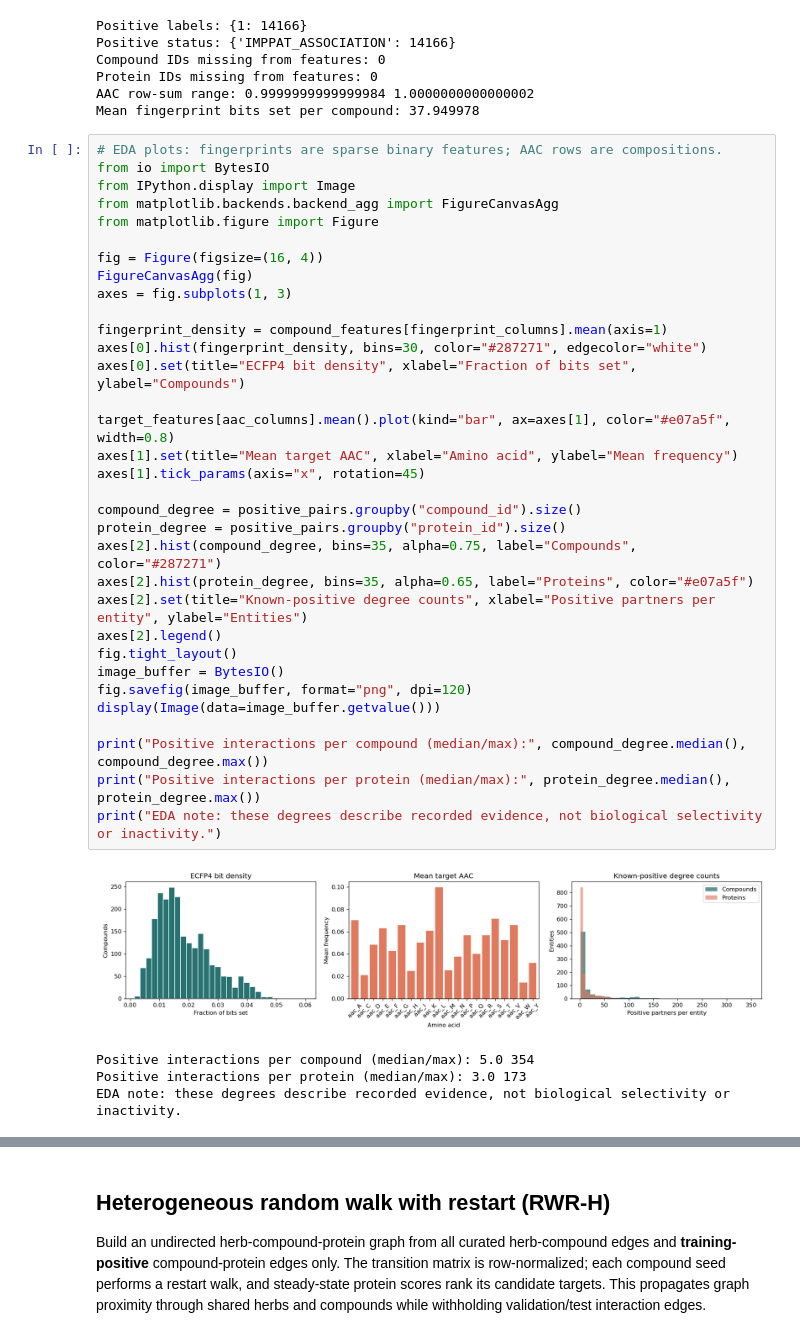
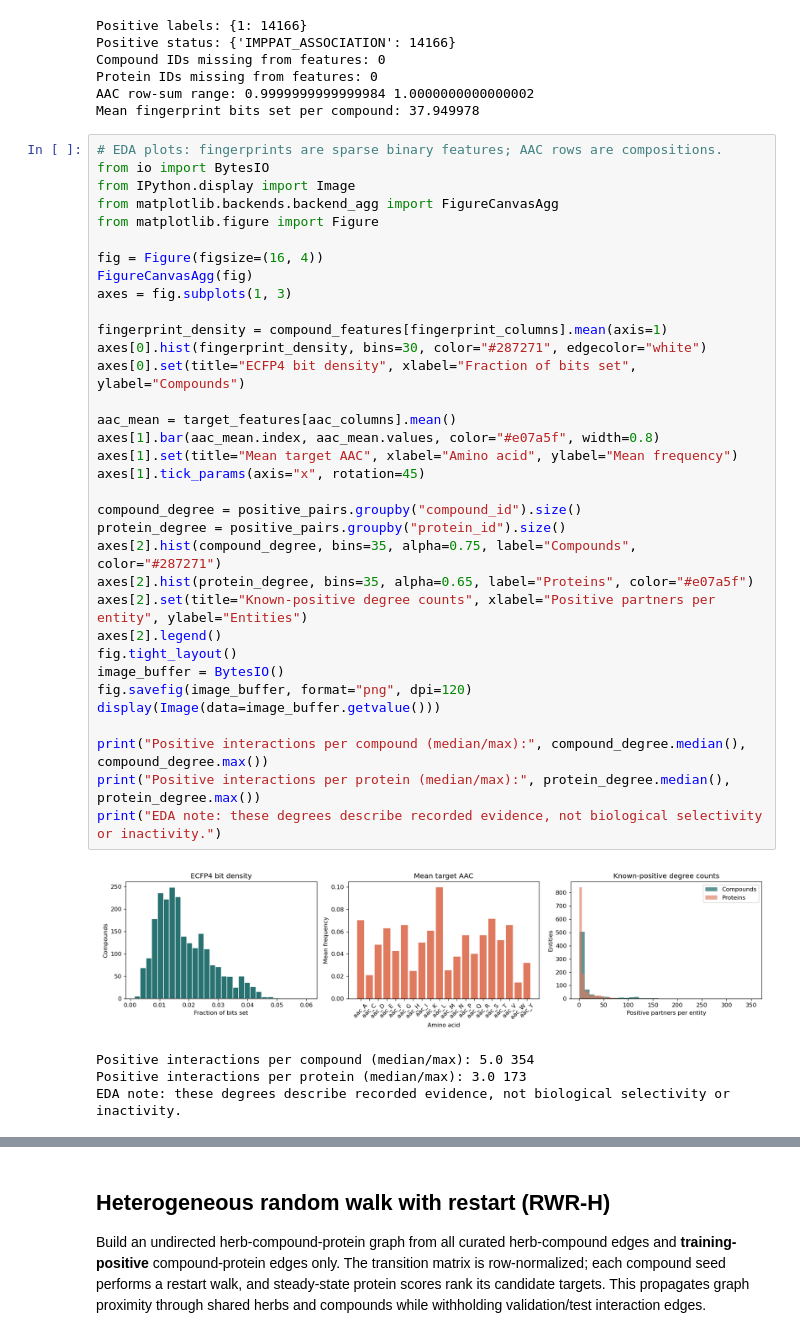
Before and after one commit to Coder-X15/hti-classic-ml-rwr-h, a Jupyter notebook: work.ipynb, the cells around one changed output, grey strips where cells are left out. Saved outputs shown, nothing was run; the diff lists cells and outputs as text.

```diff
--- a/work.ipynb
+++ b/work.ipynb
@@ -97,35 +99,36 @@ from io import BytesIO
 from IPython.display import Image
 from matplotlib.backends.backend_agg import FigureCanvasAgg
 from matplotlib.figure import Figure
 
 fig = Figure(figsize=(16, 4))
 FigureCanvasAgg(fig)
 axes = fig.subplots(1, 3)
 
 fingerprint_density = compound_features[fingerprint_columns].mean(axis=1)
 axes[0].hist(fingerprint_density, bins=30, color="#287271", edgecolor="white")
 axes[0].set(title="ECFP4 bit density", xlabel="Fraction of bits set", ylabel="Compounds")
 
-target_features[aac_columns].mean().plot(kind="bar", ax=axes[1], color="#e07a5f", width=0.8)
+aac_mean = target_features[aac_columns].mean()
+axes[1].bar(aac_mean.index, aac_mean.values, color="#e07a5f", width=0.8)
 axes[1].set(title="Mean target AAC", xlabel="Amino acid", ylabel="Mean frequency")
 axes[1].tick_params(axis="x", rotation=45)
 
 compound_degree = positive_pairs.groupby("compound_id").size()
 protein_degree = positive_pairs.groupby("protein_id").size()
 axes[2].hist(compound_degree, bins=35, alpha=0.75, label="Compounds", color="#287271")
 axes[2].hist(protein_degree, bins=35, alpha=0.65, label="Proteins", color="#e07a5f")
 axes[2].set(title="Known-positive degree counts", xlabel="Positive partners per entity", ylabel="Entities")
 axes[2].legend()
 fig.tight_layout()
 image_buffer = BytesIO()
 fig.savefig(image_buffer, format="png", dpi=120)
 display(Image(data=image_buffer.getvalue()))
 
 print("Positive interactions per compound (median/max):", compound_degree.median(), compound_degree.max())
 print("Positive interactions per protein (median/max):", protein_degree.median(), protein_degree.max())
 print("EDA note: these degrees describe recorded evidence, not biological selectivity or inactivity.")
 # %% [output]
-[figure, old version]
+[figure, new version]
 Positive interactions per compound (median/max): 5.0 354
 Positive interactions per protein (median/max): 3.0 173
 EDA note: these degrees describe recorded evidence, not biological selectivity or inactivity.
```
Also changed, not shown: parts of 15 cells of this notebook, 2 other files.
